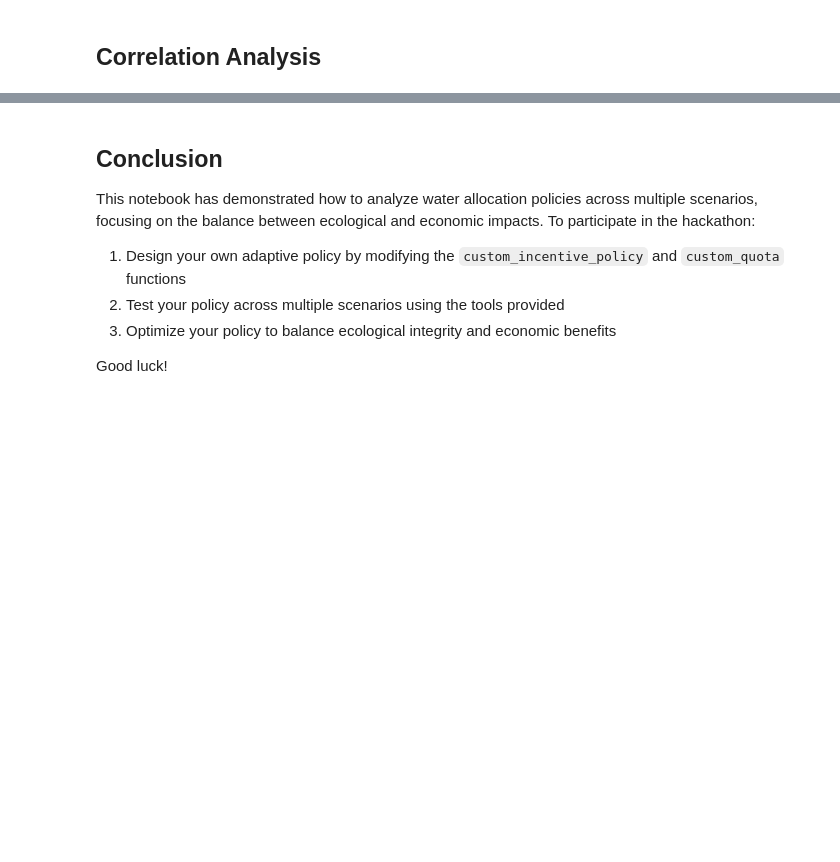
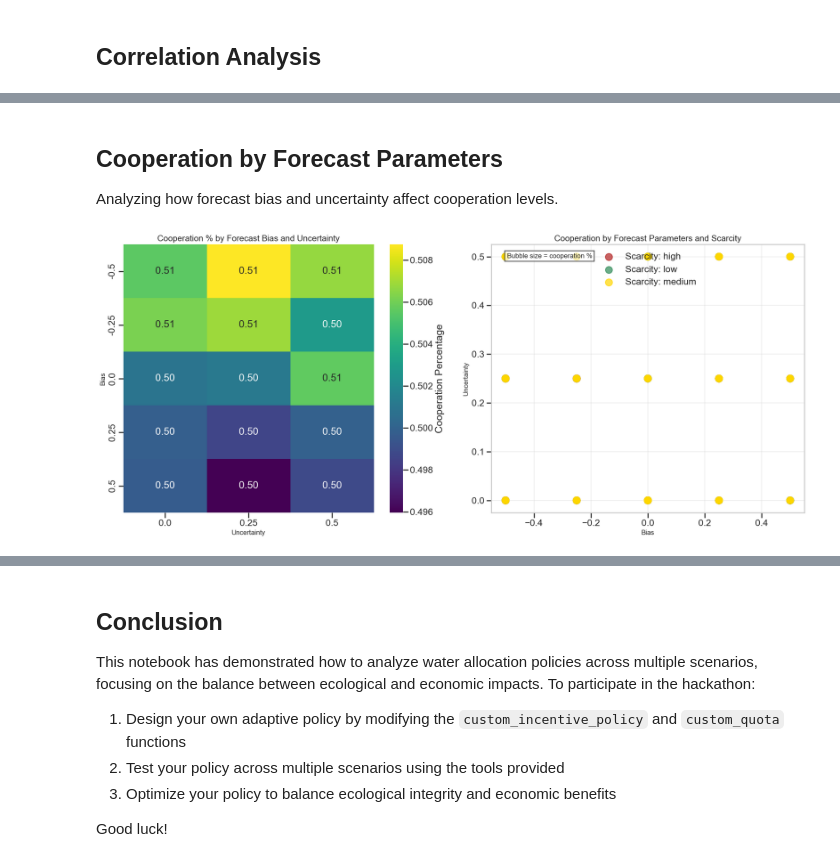
Before and after one commit to lucas066001/WaterScarcity.Hackathon, a Jupyter notebook: multi_scenarios.ipynb, the cells around one changed output, grey strips where cells are left out. Cells and saved outputs as stored; diff of their text form; code cells hidden in the pictures; blank space fills up the shorter version.

```diff
--- a/multi_scenarios.ipynb
+++ b/multi_scenarios.ipynb
@@ -165,0 +234,7 @@ pma.correlation_analysis(results_df)
+# %% [markdown]
+## Cooperation by Forecast Parameters
+Analyzing how forecast bias and uncertainty affect cooperation levels.
+# %%
+pma.analyze_cooperation_by_forecast_params(results_df)
+# %% [output]
+[figure, added]
```
Also changed, not shown: parts of 13 cells of this notebook, 3 other files.
